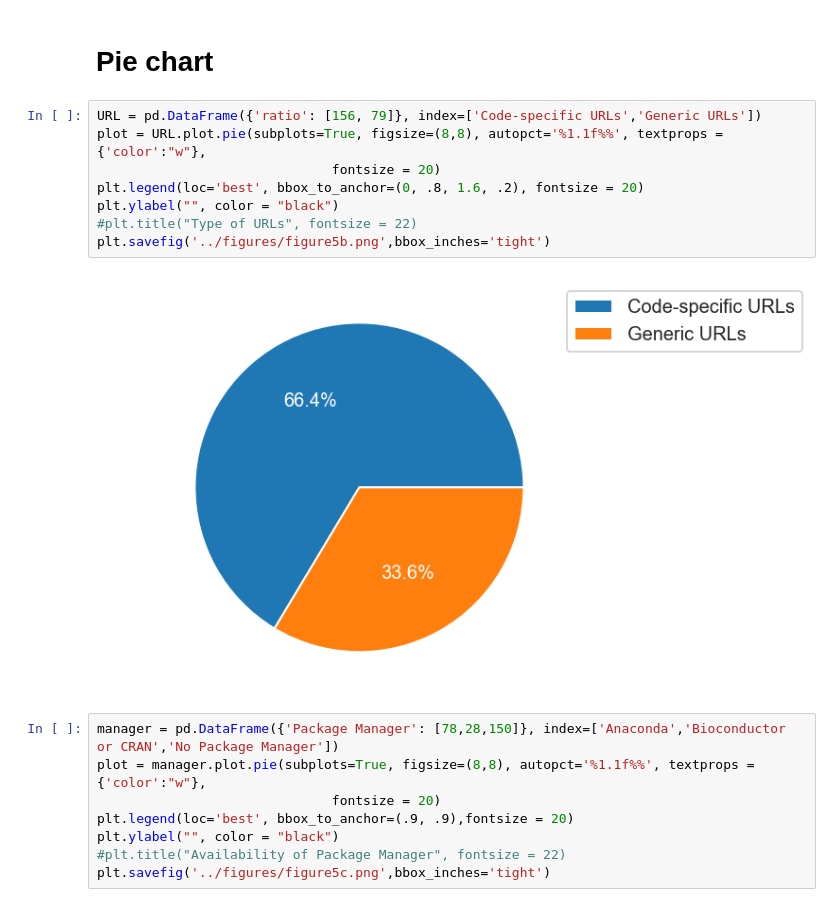
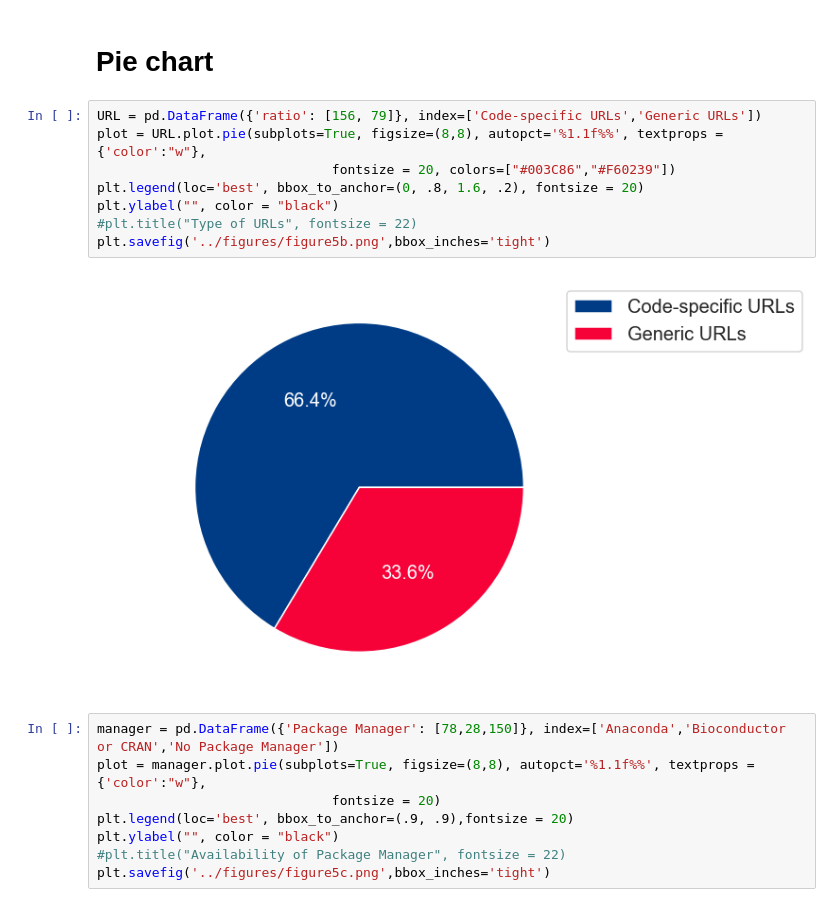
Before and after one commit to Mangul-Lab-USC/RNA-seq, a Jupyter notebook: notebooks/RNA_Seq_table.ipynb, the cells around one changed output. Cells and saved outputs as stored; diff of their text form.

Commit message:
color

```diff
--- a/notebooks/RNA_Seq_table.ipynb
+++ b/notebooks/RNA_Seq_table.ipynb
@@ -249,13 +249,13 @@ plt.savefig('../figures/figure5d.png', bbox_inches='tight', pad_inches=.5)
 # %%
 URL = pd.DataFrame({'ratio': [156, 79]}, index=['Code-specific URLs','Generic URLs'])
 plot = URL.plot.pie(subplots=True, figsize=(8,8), autopct='%1.1f%%', textprops = {'color':"w"},
-                              fontsize = 20)
+                              fontsize = 20, colors=["#003C86","#F60239"])
 plt.legend(loc='best', bbox_to_anchor=(0, .8, 1.6, .2), fontsize = 20)
 plt.ylabel("", color = "black")
 #plt.title("Type of URLs", fontsize = 22)
 plt.savefig('../figures/figure5b.png',bbox_inches='tight')
 # %% [output]
-[figure, old version]
+[figure, new version]
 # %%
 manager = pd.DataFrame({'Package Manager': [78,28,150]}, index=['Anaconda','Bioconductor or CRAN','No Package Manager'])
 plot = manager.plot.pie(subplots=True, figsize=(8,8), autopct='%1.1f%%', textprops = {'color':"w"},
```
Also changed, not shown: parts of 1 cell of this notebook, 2 other files.
